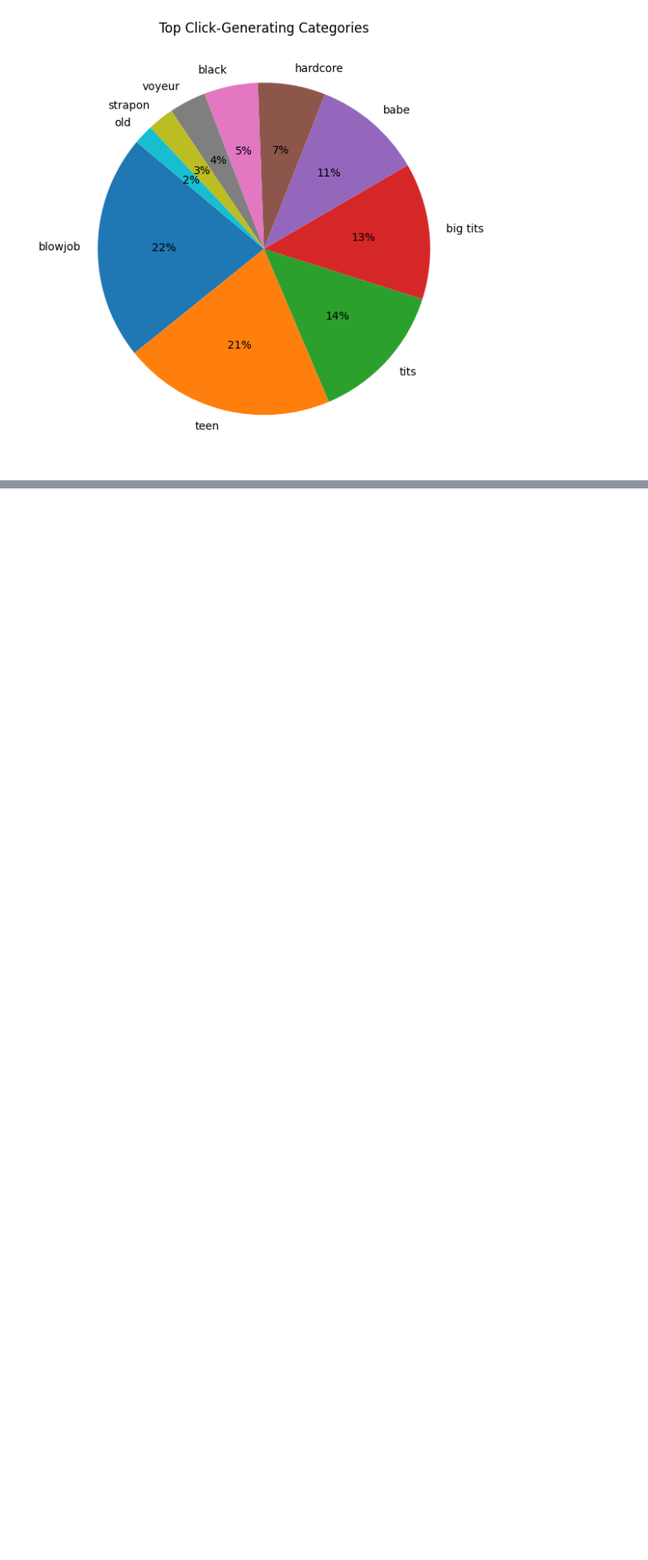
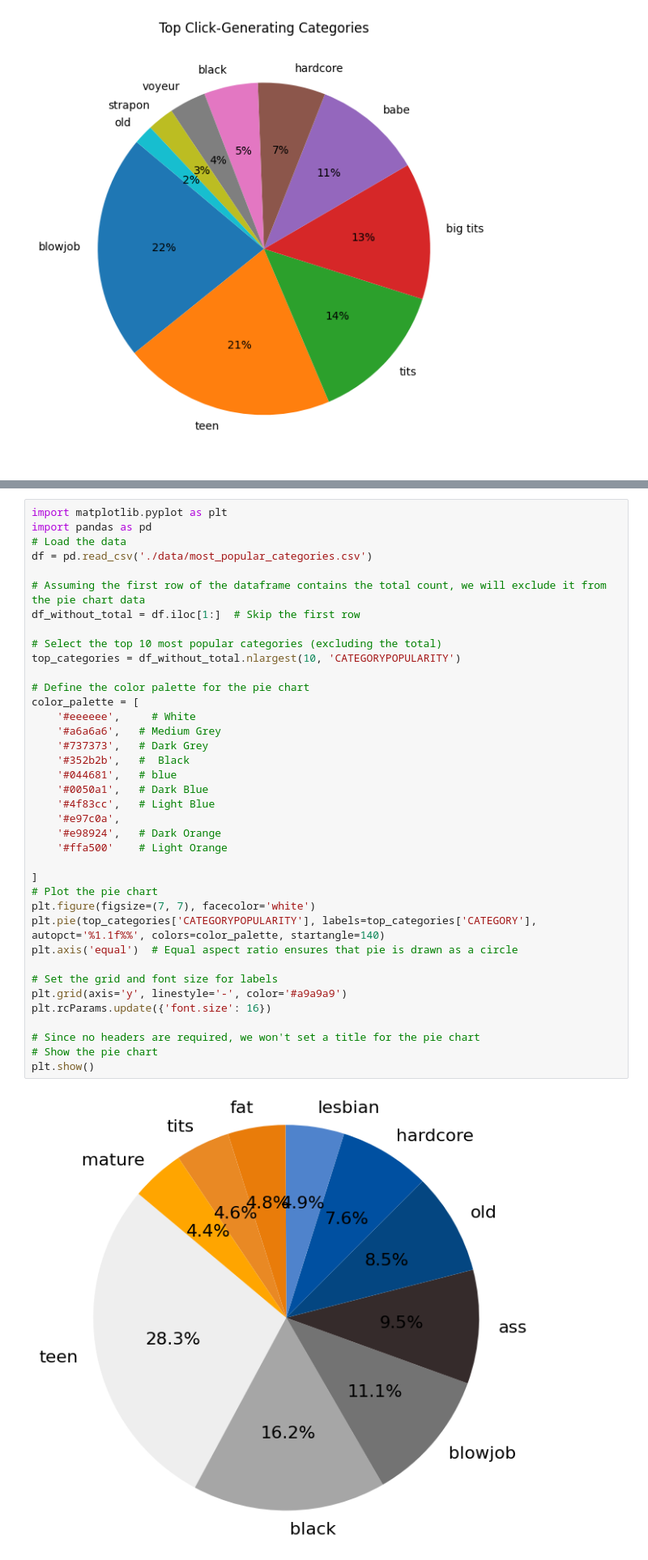
Before and after one commit to tkBischoff/BuisnessIntelligence, a Jupyter notebook: overalltrends.ipynb, the cells around one changed output, grey strips where cells are left out. Shown at 81% size. Cells and saved outputs as stored; diff of their text form; blank space fills up the shorter version.

```diff
--- a/overalltrends.ipynb
+++ b/overalltrends.ipynb
@@ -445,0 +440,40 @@ plt.show()
+# %%
+import matplotlib.pyplot as plt
+import pandas as pd
+# Load the data
+df = pd.read_csv('./data/most_popular_categories.csv')
+
+# Assuming the first row of the dataframe contains the total count, we will exclude it from the pie chart data
+df_without_total = df.iloc[1:]  # Skip the first row
+
+# Select the top 10 most popular categories (excluding the total)
+top_categories = df_without_total.nlargest(10, 'CATEGORYPOPULARITY')
+
+# Define the color palette for the pie chart
+color_palette = [
+    '#eeeeee',     # White
+    '#a6a6a6',   # Medium Grey
+    '#737373',   # Dark Grey
+    '#352b2b',   #  Black
+    '#044681',   # blue
+    '#0050a1',   # Dark Blue
+    '#4f83cc',   # Light Blue
+    '#e97c0a',
+    '#e98924',   # Dark Orange
+    '#ffa500'    # Light Orange
+
+]
+# Plot the pie chart
+plt.figure(figsize=(7, 7), facecolor='white')
+plt.pie(top_categories['CATEGORYPOPULARITY'], labels=top_categories['CATEGORY'], autopct='%1.1f%%', colors=color_palette, startangle=140)
+plt.axis('equal')  # Equal aspect ratio ensures that pie is drawn as a circle
+
+# Set the grid and font size for labels
+plt.grid(axis='y', linestyle='-', color='#a9a9a9')
+plt.rcParams.update({'font.size': 16})
+
+# Since no headers are required, we won't set a title for the pie chart
+# Show the pie chart
+plt.show()
+# %% [output]
+[figure, added]
```
Also changed, not shown: parts of 8 cells of this notebook, 6 other files.
